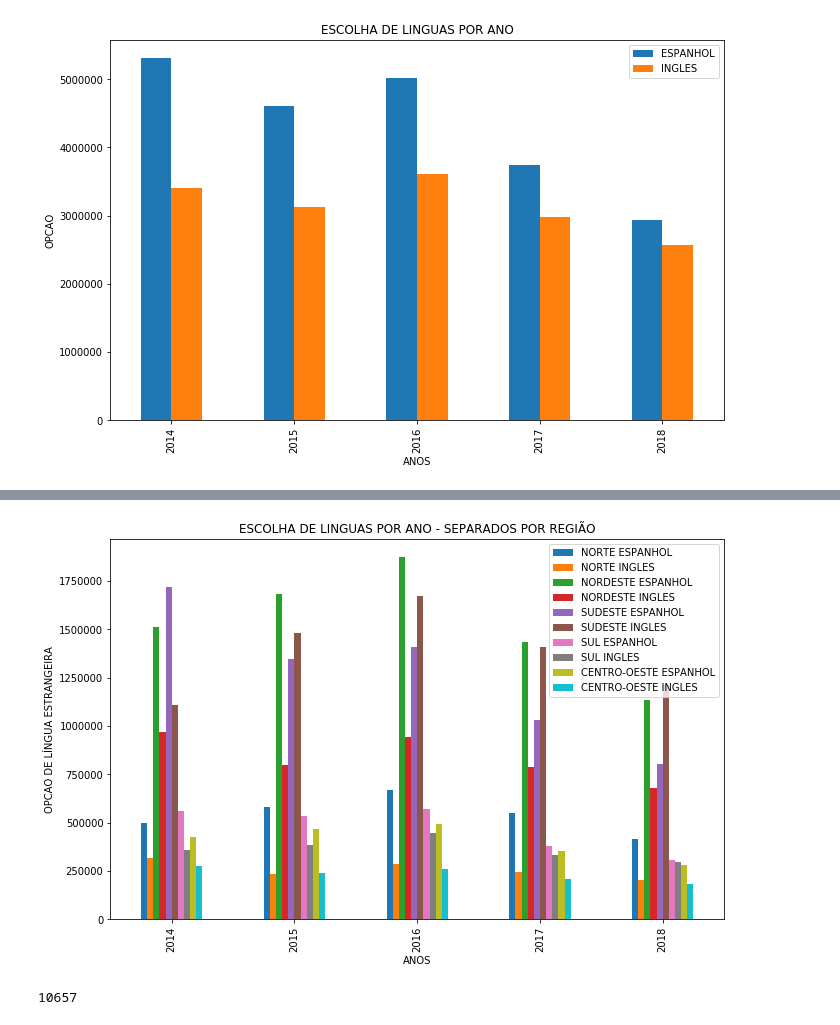
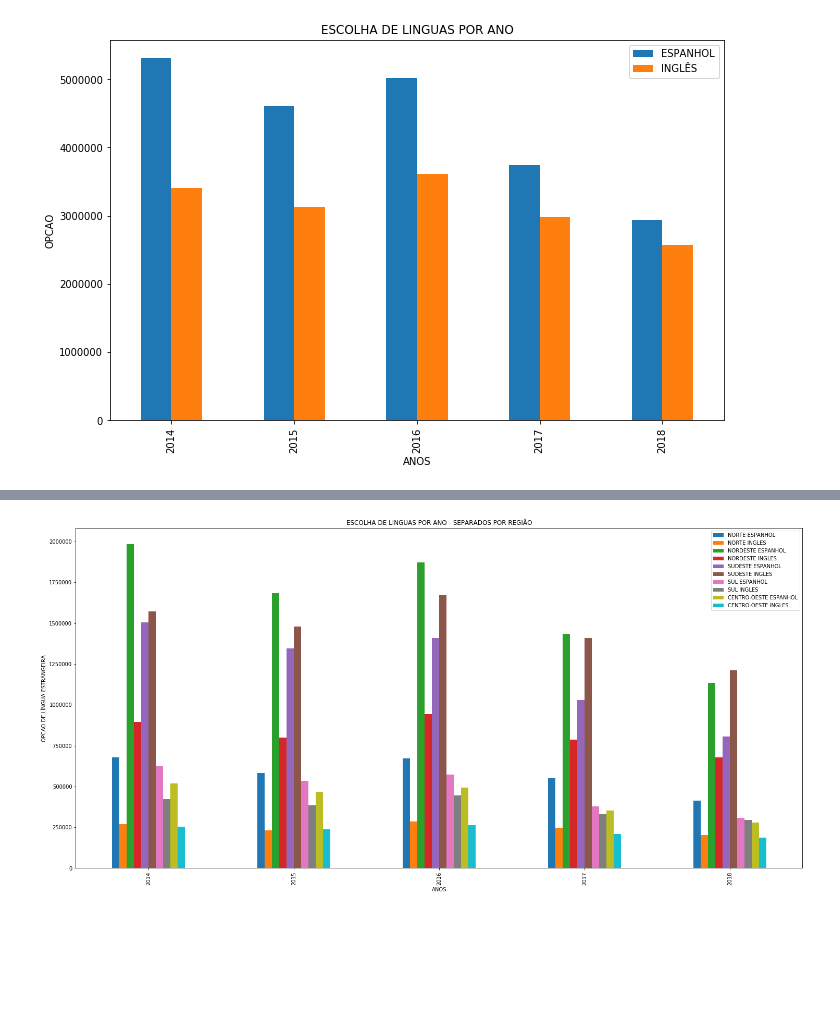
Before and after one commit to jffvale/ENEM_LINGUAS, a Jupyter notebook: ENEM_Language.ipynb, the cells around one changed output, grey strips where cells are left out. Saved outputs shown, nothing was run; the diff lists cells and outputs as text; code cells hidden in the pictures; blank space fills up the shorter version.

```diff
--- a/ENEM_Language.ipynb
+++ b/ENEM_Language.ipynb
@@ -165,8 +78,10 @@ memory usage: 465.8+ MB
 # %%
+# Os nomes algumas das colunas dos dados de 2014 estão diferentes dos outros anos.
+# Renomeando algumas colunas
 ENEM_2014=ENEM_2014.rename(columns={"COD_MUNICIPIO_RESIDENCIA":"CO_MUNICIPIO_RESIDENCIA",
                           "UF_RESIDENCIA":"SG_UF_RESIDENCIA","IDADE":"NU_IDADE"})
 #Cria a Coluna Região a partir do CO_MUNICIPIO_RESIDENCIA
-ENEM_2014['REGIAO'] = ENEM_2015['CO_MUNICIPIO_RESIDENCIA'].apply(lambda x: str(x)[0])
+ENEM_2014['REGIAO'] = ENEM_2014['CO_MUNICIPIO_RESIDENCIA'].apply(lambda x: str(x)[0])
 
 ENEM_2014.info()
 # %% [output]
@@ -417,6 +220,8 @@ NU_ANO
 Name: CO_MUNICIPIO_RESIDENCIA, dtype: int64
 # %%
 ENEM_SUL = ENEM[ENEM['REGIAO'] == "4"]
-ESPANHOL_SUL = ENEM_SUL[ENEM_SUL['TP_LINGUA'] == 1].groupby('NU_ANO').count()["CO_MUNICIPIO_RESIDENCIA"]
-INGLES_SUL = ENEM_SUL[ENEM_SUL['TP_LINGUA'] == 0].groupby('NU_ANO').count()["CO_MUNICIPIO_RESIDENCIA"]
-INGLES_SUL.head()
+ESPANHOL_SUL = ENEM_SUL[ENEM_SUL['TP_LINGUA'] ==
+                        1].groupby('NU_ANO').count()["CO_MUNICIPIO_RESIDENCIA"]
+INGLES_SUL = ENEM_SUL[ENEM_SUL['TP_LINGUA'] ==
+                      0].groupby('NU_ANO').count()["CO_MUNICIPIO_RESIDENCIA"]
+# INGLES_SUL.head()
@@ -446,25 +235,20 @@ Name: CO_MUNICIPIO_RESIDENCIA, dtype: int64
 # %%
 pd.DataFrame({
     "NORTE ESPANHOL":ESPANHOL_NORTE,
     "NORTE INGLES":INGLES_NORTE,
     "NORDESTE ESPANHOL":ESPANHOL_NORDESTE,
     "NORDESTE INGLES":INGLES_NORDESTE,
     "SUDESTE ESPANHOL":ESPANHOL_SUDESTE,
     "SUDESTE INGLES":INGLES_SUDESTE,
     "SUL ESPANHOL":ESPANHOL_SUL,
     "SUL INGLES":INGLES_SUL,
     "CENTRO-OESTE ESPANHOL":ESPANHOL_COESTE,
     "CENTRO-OESTE INGLES":INGLES_COESTE,
 }).plot(kind='bar')
+plt.rcParams['figure.figsize'] = (25,11)
 plt.title('ESCOLHA DE LINGUAS POR ANO - SEPARADOS POR REGIÃO')
 plt.xlabel('ANOS')
 plt.ylabel('OPCAO DE LÍNGUA ESTRANGEIRA')
 plt.show()
 # %% [output]
-[figure, old version]
+[figure, new version]
-# %%
-#liberar memoria sem uso
-import gc
-gc.collect()
-# %% [output]
-10657
```
Also changed, not shown: parts of 61 cells of this notebook.
